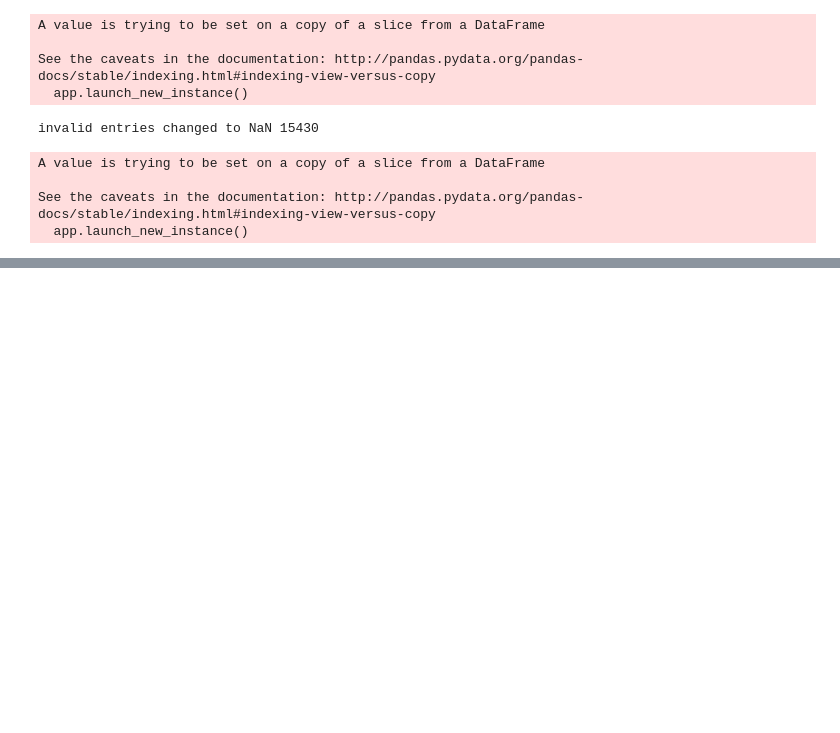
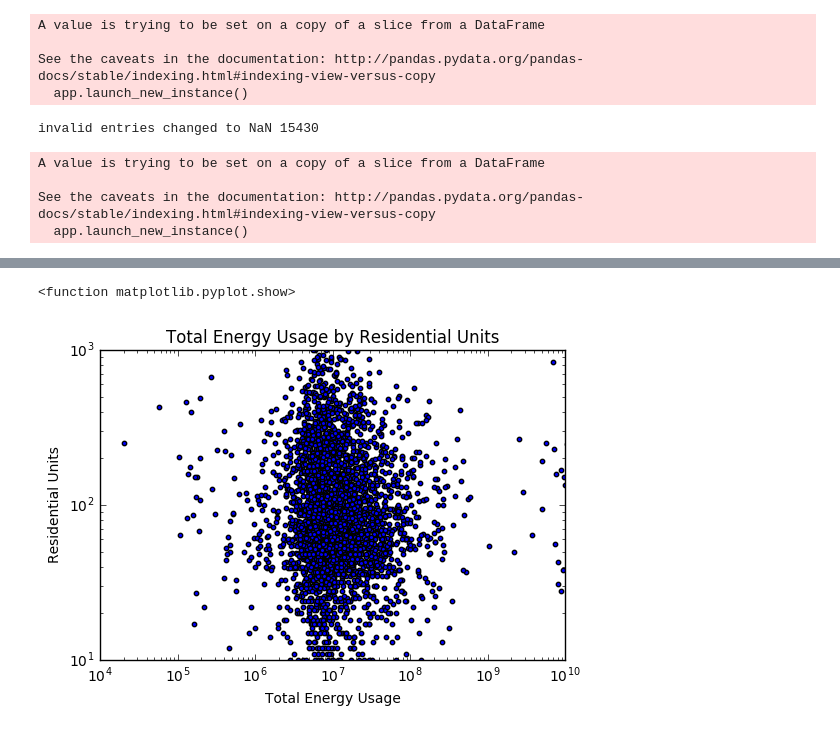
Before and after one commit to nyunyc/PUI2016_oa691, a Jupyter notebook: HW_6/HW6_1.ipynb, the cells around one changed output, grey strips where cells are left out. Saved outputs shown, nothing was run; the diff lists cells and outputs as text; code cells hidden in the pictures; blank space fills up the shorter version.

```diff
--- a/HW_6/HW6_1.ipynb
+++ b/HW_6/HW6_1.ipynb
@@ -185,0 +322,19 @@ AttributeError: 'GeoDataFrame' object has no attribute 'BBL'
+# %%
+ax = bblnrg.plot.scatter(y="UnitsRes", x="Total_Energy_Usage", s=10, loglog=True)
+ax.set_ylim(10, 1000)
+ax.set_xlim(1e4, 1e10)
+ax.set_xlabel("Total Energy Usage")
+ax.set_ylabel("Residential Units")
+ax.set_title("Total Energy Usage by Residential Units")
+pl.show
+
+
+
+#fig.suptitle('bold figure suptitle', fontsize=14, fontweight='bold')
+#fig = plt.figure()
+#text = text.acs
+
+#matplotlib.figure.Figure.text()
+# %% [output]
+<function matplotlib.pyplot.show>
+[figure, added]
```
Also changed, not shown: parts of 37 cells of this notebook, 1 other file.
